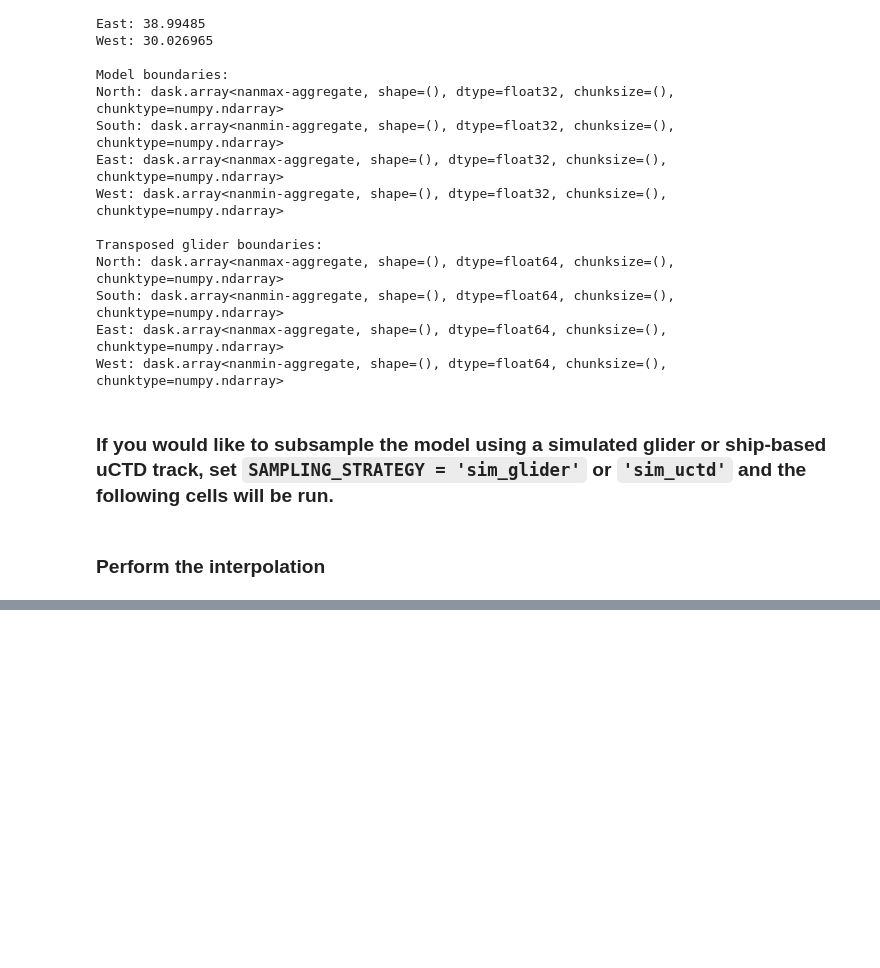
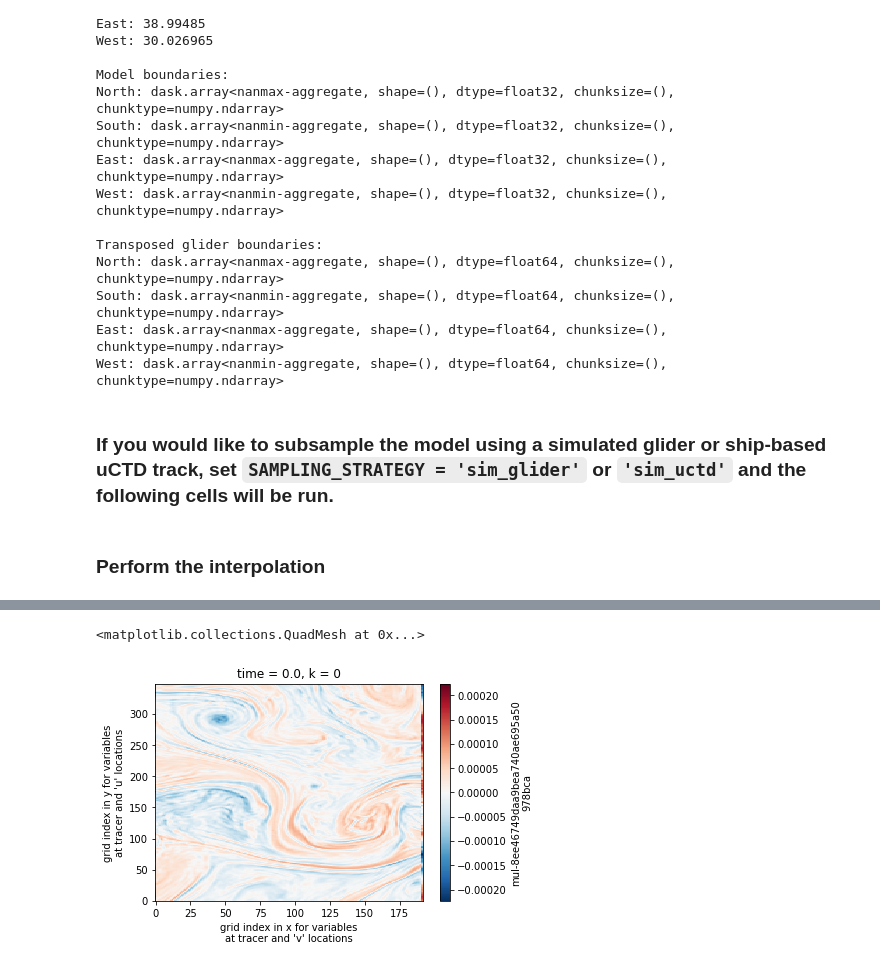
Before and after one commit to oceanhackweek/ohw21-proj-model-subsampling, a Jupyter notebook: FinalProjectSummary_kd.ipynb, the cells around one changed output, grey strips where cells are left out. Saved outputs shown, nothing was run; the diff lists cells and outputs as text; code cells hidden in the pictures; blank space fills up the shorter version.

```diff
--- a/FinalProjectSummary_kd.ipynb
+++ b/FinalProjectSummary_kd.ipynb
@@ -284,0 +291,4 @@ subsampled_data.Theta.plot(x='time')
+# %%
+grid = Grid(ds, coords={'X':{'center': 'i', 'left': 'i_g'},
+                 'Y':{'center': 'j', 'left': 'j_g'},
+                 'Z':{'center': 'k'}})
@@ -284,0 +299,10 @@ subsampled_data.Theta.plot(x='time')
+# %%
+# compute vorticity and interpolate to i,j
+Vort = (grid.diff(ds.V*ds.DXG, 'X') - grid.diff(ds.U*ds.DYG, 'Y'))/ds.RAZ
+Vort = grid.interp(grid.interp(Vort, 'X', boundary='extend'), 'Y', boundary='extend')
+# %%
+Vort.isel(time=0, k=0).plot()
+# there is a little boundary problem in the calculation, but can be dealt with if wanted.
+# %% [output]
+<matplotlib.collections.QuadMesh at 0x...>
+[figure, added]
```
Also changed, not shown: parts of 8 cells of this notebook.
